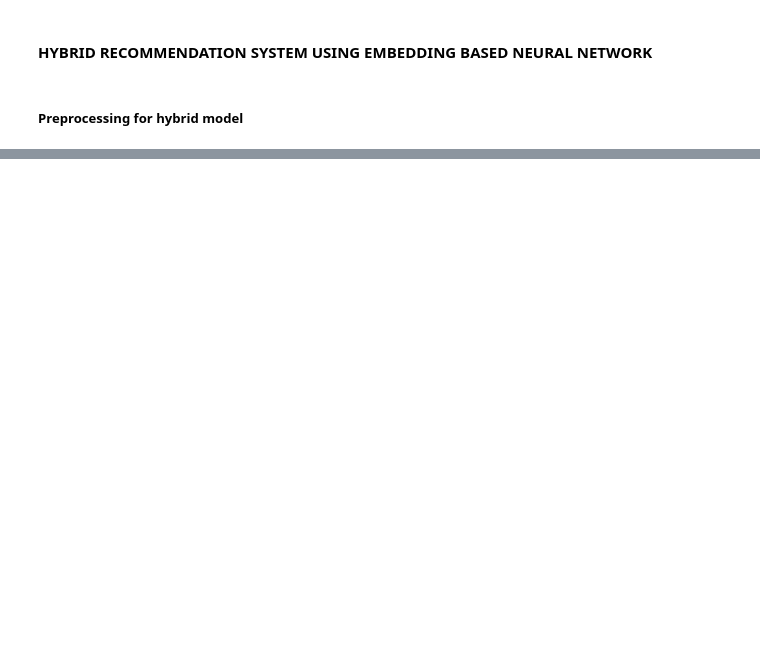
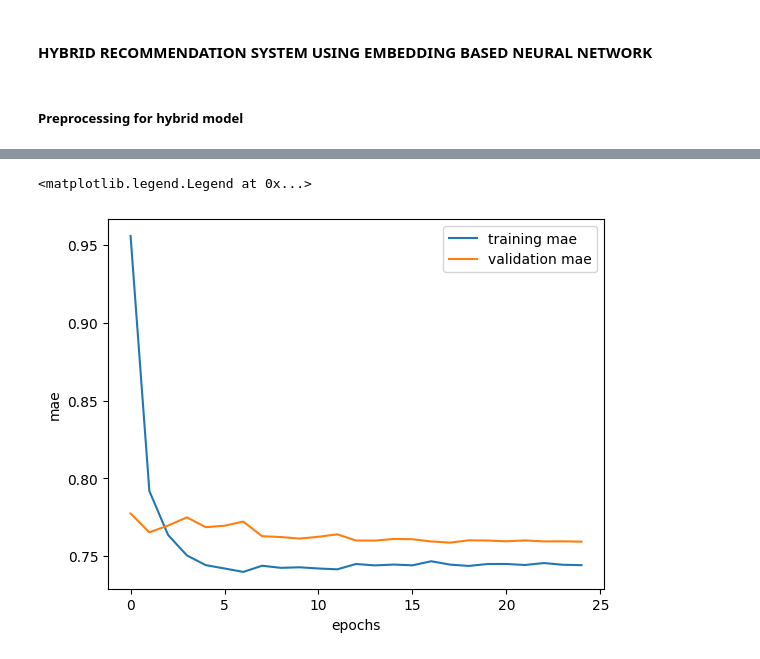
Before and after one commit to roshnyshaji/movie_recommender, a Jupyter notebook: movie_recommender.ipynb, the cells around one changed output, grey strips where cells are left out. Drawn from its saved outputs; the diff is of its cells as text; code cells hidden in the pictures; blank space fills up the shorter version.

```diff
--- a/movie_recommender.ipynb
+++ b/movie_recommender.ipynb
@@ -357,0 +383,2 @@ estimated_ratings_df
+# %%
+x_train, x_test, y_train, y_test = sklearn.model_selection.train_test_split(x, y, test_size=0.2, random_state=0)
@@ -357,0 +391,27 @@ estimated_ratings_df
+# %%
+# # Prepare data for training
+
+x_train_user = x_train["user_id_code"].values
+x_test_user = x_test["user_id_code"].values
+
+x_train_item = x_train["item_id_code"].values
+x_test_item = x_test["item_id_code"].values
+
+x_train_tag = x_train["tag_index"].values
+x_test_tag = x_test["tag_index"].values
+
+
+y_train = y_train.values
+y_test = y_test.values
+
+cols = ['Action', 'Adventure', 'Animation', "Children's", 'Comedy', 'Crime', 'Documentary', 'Drama', 'Fantasy', 'Film-Noir', 'Horror',
+            'Musical', 'Mystery', 'Romance', 'Sci-Fi', 'Thriller', 'War', 'Western']
+
+x_train_genre = x_train[cols].values
+x_test_genre = x_test[cols].values
+# %%
+num_items = df["item_id_code"].nunique()
+num_users = df["user_id_code"].nunique()
+num_tags = df["tag_index"].nunique()
+num_genres = len(cols)
+embed_size = 50
@@ -357,0 +471,10 @@ estimated_ratings_df
+# %%
+# Train the model
+history = model.fit(
+    [x_train_user, x_train_item, x_train_tag, x_train_score, x_train_genre],
+    y_train,
+    epochs=25,
+    batch_size=32,
+    validation_split=0.2,
+    callbacks=[early_stopping, lr_reducer],
+)
@@ -357,0 +500,9 @@ estimated_ratings_df
+# %%
+plt.plot(history.history["mae"])
+plt.plot(history.history["val_mae"])
+plt.xlabel("epochs")
+plt.ylabel("mae")
+plt.legend(["training mae", "validation mae"])
+# %% [output]
+<matplotlib.legend.Legend at 0x...>
+[figure, added]
```
Also changed, not shown: parts of 12 cells of this notebook.
